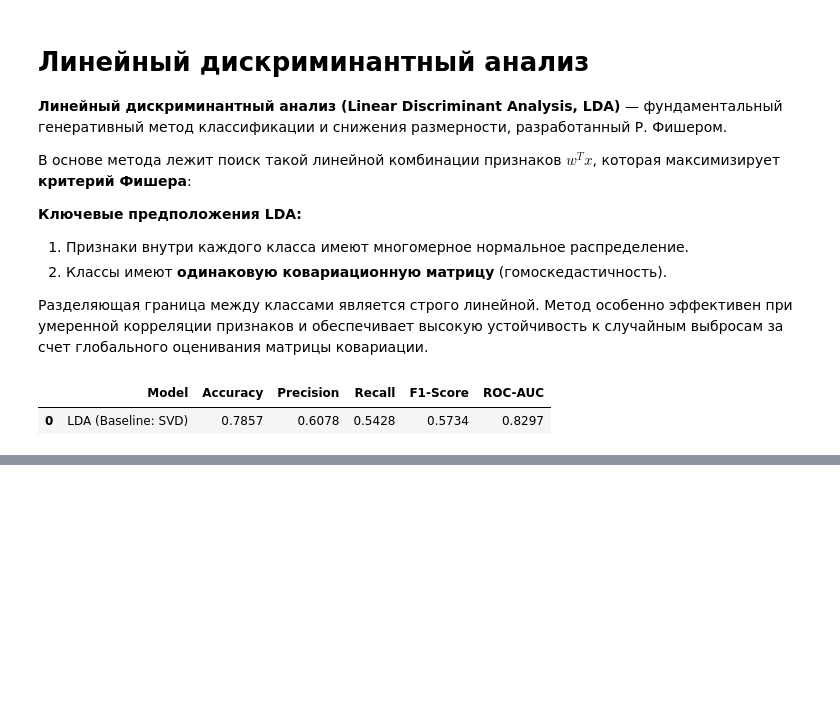
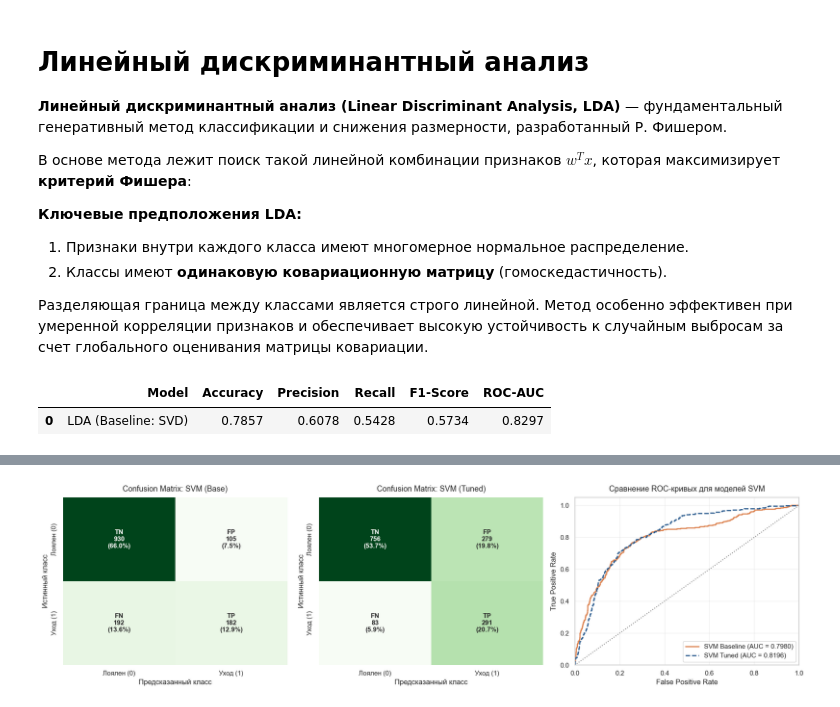
Before and after one commit to Lavrous/ML_LAB2_True, a Jupyter notebook: notebook/Lab2.ipynb, the cells around one changed output, grey strips where cells are left out. Drawn from its saved outputs; the diff is of its cells as text; code cells hidden in the pictures; blank space fills up the shorter version.

```diff
--- a/notebook/Lab2.ipynb
+++ b/notebook/Lab2.ipynb
@@ -830,0 +1035,19 @@ display(lda_comparison_df.round(4))
+# %%
+
+y_pred_svm_opt = svm_optimal.predict(X_test_scaled)
+y_prob_svm_opt = svm_optimal.predict_proba(X_test_scaled)[:, 1]
+svm_opt_metrics = {
+    "Model": "SVM (Tuned: RBF, Balanced)",
+    "Accuracy": accuracy_score(y_test, y_pred_svm_opt),
+    "Precision": precision_score(y_test, y_pred_svm_opt),
+    "Recall": recall_score(y_test, y_pred_svm_opt),
+    "F1-Score": f1_score(y_test, y_pred_svm_opt),
+    "ROC-AUC": roc_auc_score(y_test, y_prob_svm_opt)
+}
+
+evaluate_classifier(svm_optimal, "SVM (Tuned)",
+                    X_train_scaled, y_train, X_test_scaled, y_test)
+
+svm_comparison_df = pd.DataFrame([svm_base_metrics, svm_opt_metrics])
+
+display(svm_comparison_df.round(4).reset_index(drop=True))
@@ -830,0 +1068,52 @@ display(lda_comparison_df.round(4))
+# %%
+fig, axes = plt.subplots(1, 3, figsize=(18, 5))
+
+cm_base = confusion_matrix(y_test, y_pred_svm_base)
+tn_b, fp_b, fn_b, tp_b = cm_base.ravel()
+labels_base = np.array([
+    [f"TN\n{tn_b}\n({tn_b/len(y_test):.1%})", f"FP\n{fp_b}\n({fp_b/len(y_test):.1%})"],
+    [f"FN\n{fn_b}\n({fn_b/len(y_test):.1%})", f"TP\n{tp_b}\n({tp_b/len(y_test):.1%})"]
+])
+
+sns.heatmap(cm_base, annot=labels_base, fmt="", cmap="Greens", cbar=False, ax=axes[0],
+            xticklabels=["Лоялен (0)", "Уход (1)"], yticklabels=["Лоялен (0)", "Уход (1)"],
+            annot_kws={"fontsize": 11, "fontweight": "bold"})
+axes[0].set_title("Confusion Matrix: SVM (Base)", fontsize=13, pad=10)
+axes[0].set_xlabel("Предсказанный класс")
+axes[0].set_ylabel("Истинный класс")
+
+cm_opt = confusion_matrix(y_test, y_pred_svm_opt)
+tn_o, fp_o, fn_o, tp_o = cm_opt.ravel()
+labels_opt = np.array([
+    [f"TN\n{tn_o}\n({tn_o/len(y_test):.1%})", f"FP\n{fp_o}\n({fp_o/len(y_test):.1%})"],
+    [f"FN\n{fn_o}\n({fn_o/len(y_test):.1%})", f"TP\n{tp_o}\n({tp_o/len(y_test):.1%})"]
+])
+
+sns.heatmap(cm_opt, annot=labels_opt, fmt="", cmap="Greens", cbar=False, ax=axes[1],
+            xticklabels=["Лоялен (0)", "Уход (1)"], yticklabels=["Лоялен (0)", "Уход (1)"],
+            annot_kws={"fontsize": 11, "fontweight": "bold"})
+axes[1].set_title("Confusion Matrix: SVM (Tuned)", fontsize=13, pad=10)
+axes[1].set_xlabel("Предсказанный класс")
+axes[1].set_ylabel("Истинный класс")
+
+fpr_base, tpr_base, _ = roc_curve(y_test, y_prob_svm_base)
+fpr_opt, tpr_opt, _ = roc_curve(y_test, y_prob_svm_opt)
+
+axes[2].plot(fpr_base, tpr_base, color="#dd8452", lw=2,
+             label=f'SVM Baseline (AUC = {auc(fpr_base, tpr_base):.4f})')
+axes[2].plot(fpr_opt, tpr_opt, color="#2b5c8f", lw=2, linestyle='--',
+             label=f'SVM Tuned (AUC = {auc(fpr_opt, tpr_opt):.4f})')
+axes[2].plot([0, 1], [0, 1], color='gray', lw=1.5, linestyle=':')
+
+axes[2].set_xlim([0.0, 1.0])
+axes[2].set_ylim([0.0, 1.05])
+axes[2].set_xlabel('False Positive Rate')
+axes[2].set_ylabel('True Positive Rate')
+axes[2].set_title('Сравнение ROC-кривых для моделей SVM', fontsize=13, pad=10)
+axes[2].legend(loc="lower right")
+axes[2].grid(True, alpha=0.3)
+
+plt.tight_layout()
+plt.show()
+# %% [output]
+[figure, added]
```
Also changed, not shown: parts of 16 cells of this notebook.
